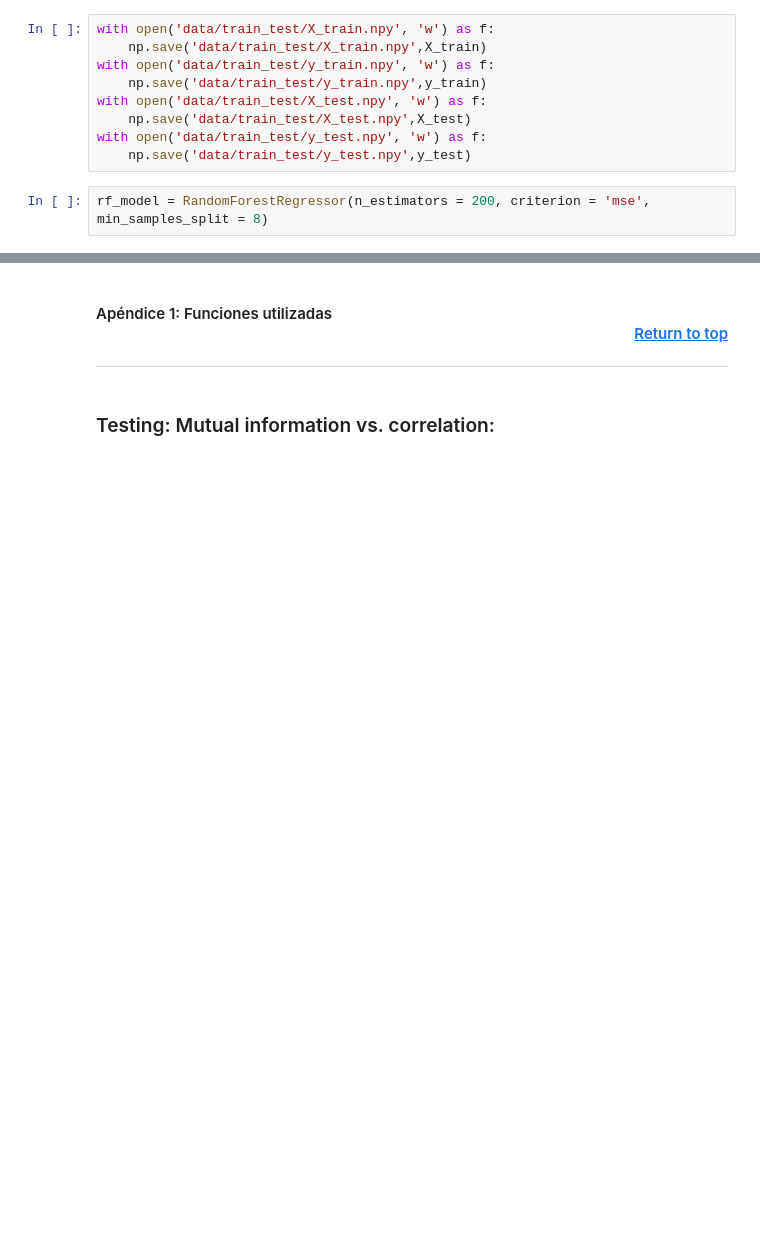
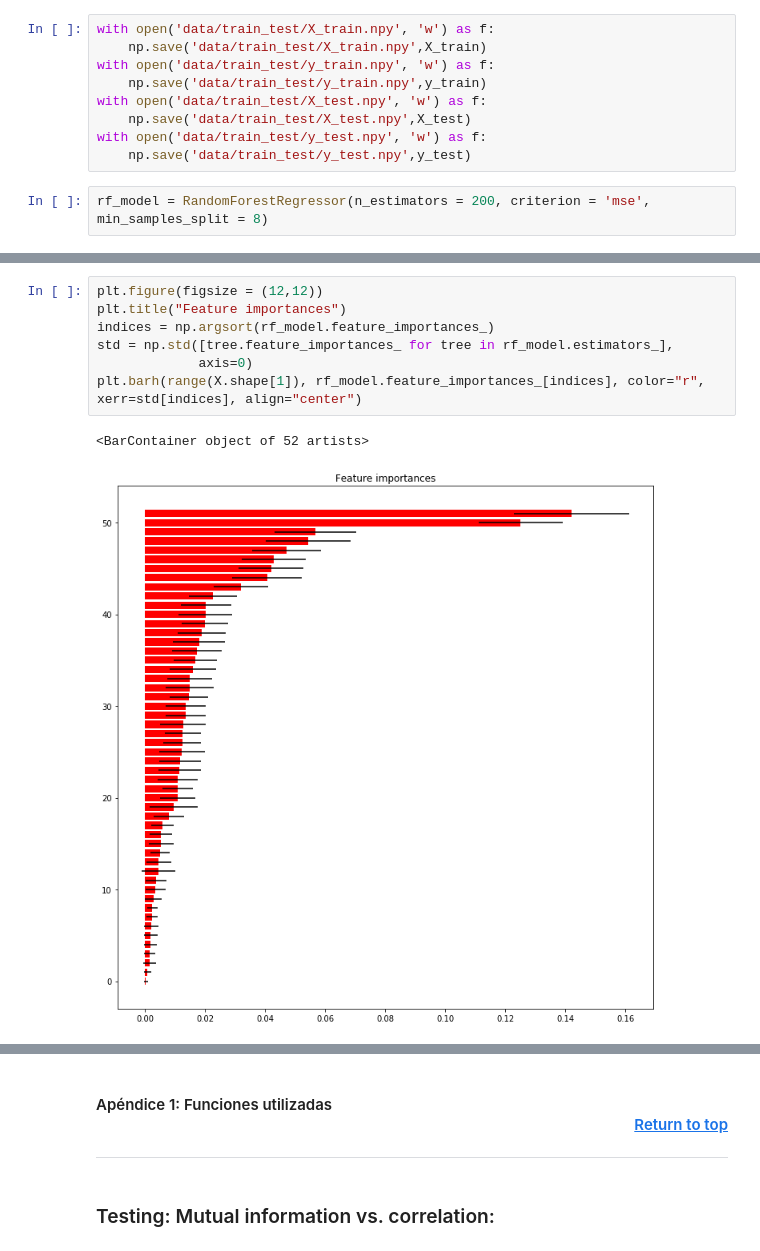
Before and after one commit to RohitUttam/UniversityHack2019, a Jupyter notebook: Expl_ini_rf.ipynb, the cells around one changed output, grey strips where cells are left out. Cells and saved outputs as stored; diff of their text form; blank space fills up the shorter version.

Commit message:
feaure importance trained

```diff
--- a/Expl_ini_rf.ipynb
+++ b/Expl_ini_rf.ipynb
@@ -638,0 +654,10 @@ print(rf_model.feature_importances_)
+# %%
+plt.figure(figsize = (12,12))
+plt.title("Feature importances")
+indices = np.argsort(rf_model.feature_importances_)
+std = np.std([tree.feature_importances_ for tree in rf_model.estimators_],
+             axis=0)
+plt.barh(range(X.shape[1]), rf_model.feature_importances_[indices], color="r", xerr=std[indices], align="center")
+# %% [output]
+<BarContainer object of 52 artists>
+[figure, added]
```
Also changed, not shown: parts of 3 cells of this notebook.
